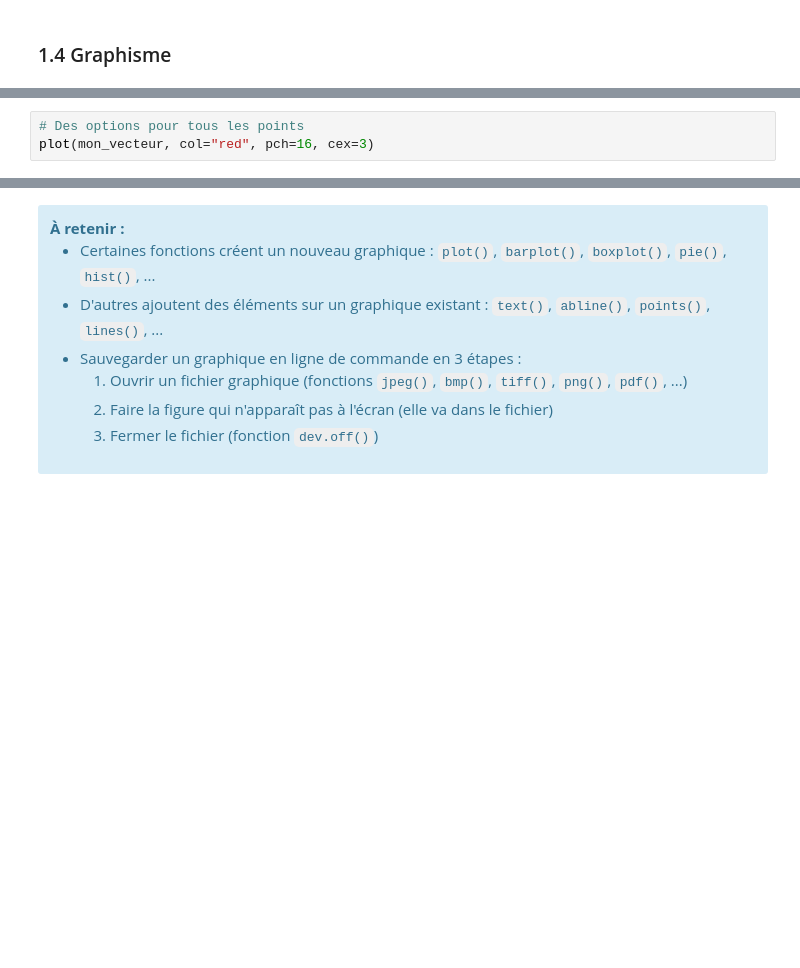
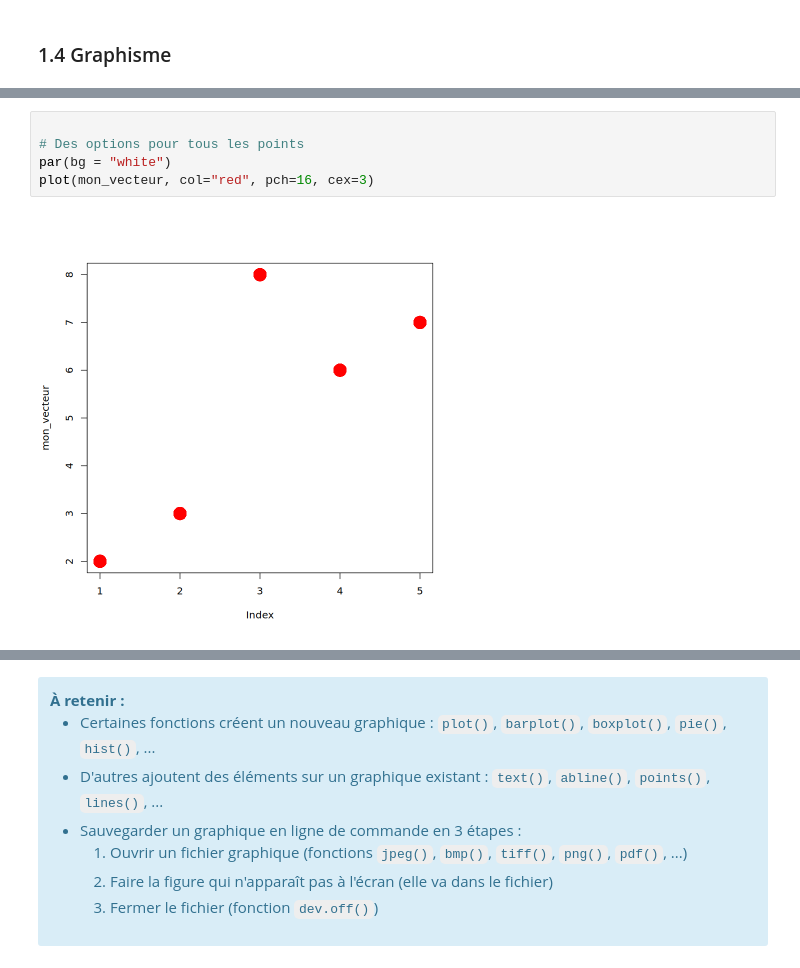
Before and after one commit to tomduquennoy/statistics, a Jupyter notebook: seance_08_09_25/TP1_init_R.ipynb, the cells around one changed output, grey strips where cells are left out. Drawn from its saved outputs; the diff is of its cells as text; blank space fills up the shorter version.

```diff
--- a/seance_08_09_25/TP1_init_R.ipynb
+++ b/seance_08_09_25/TP1_init_R.ipynb
@@ -245,5 +432,9 @@ plot(mon_vecteur)
 # %%
+
 # Des options pour tous les points
+par(bg = "white")
 plot(mon_vecteur, col="red", pch=16, cex=3)
+# %% [output]
+[figure, added]
 # %%
 # Des options pour chaque point
```
Also changed, not shown: parts of 47 cells of this notebook.
